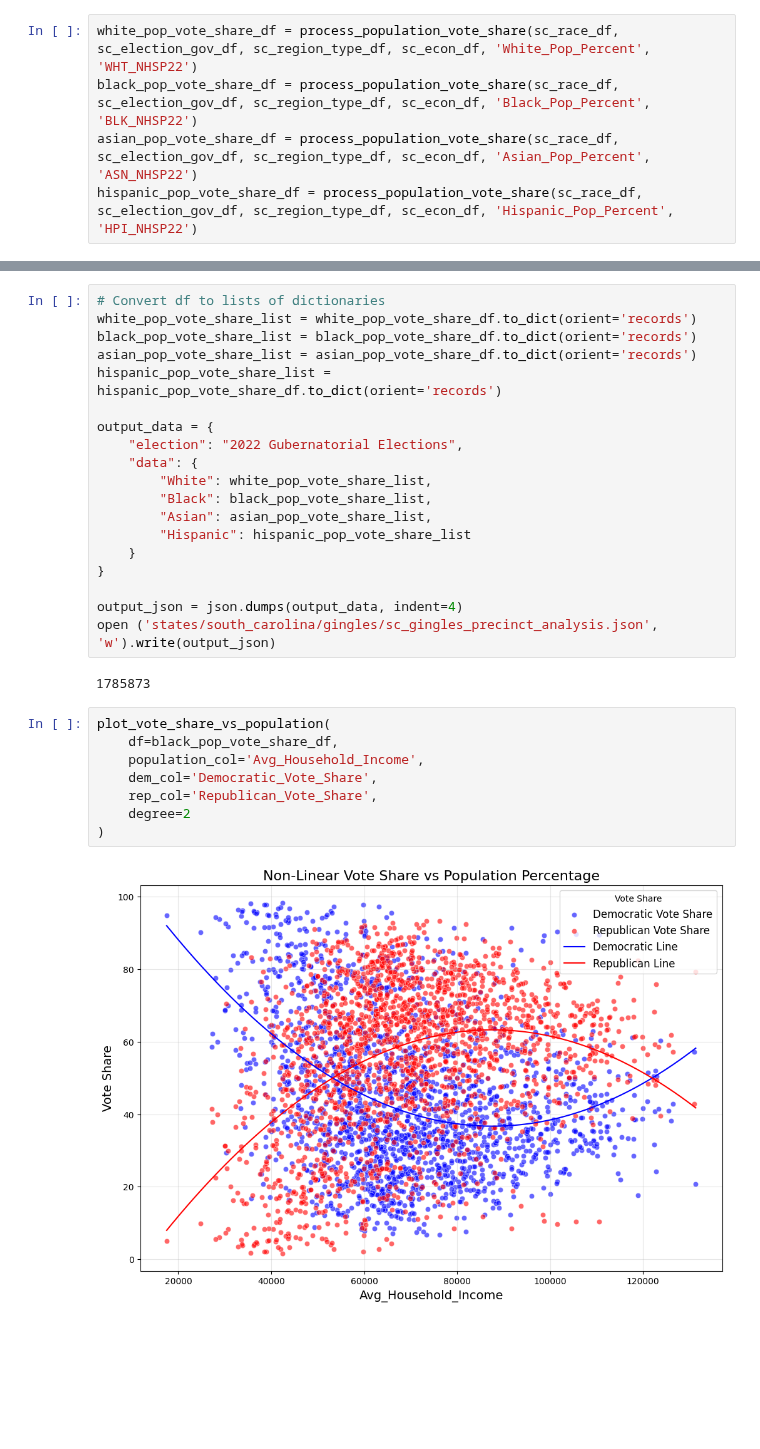
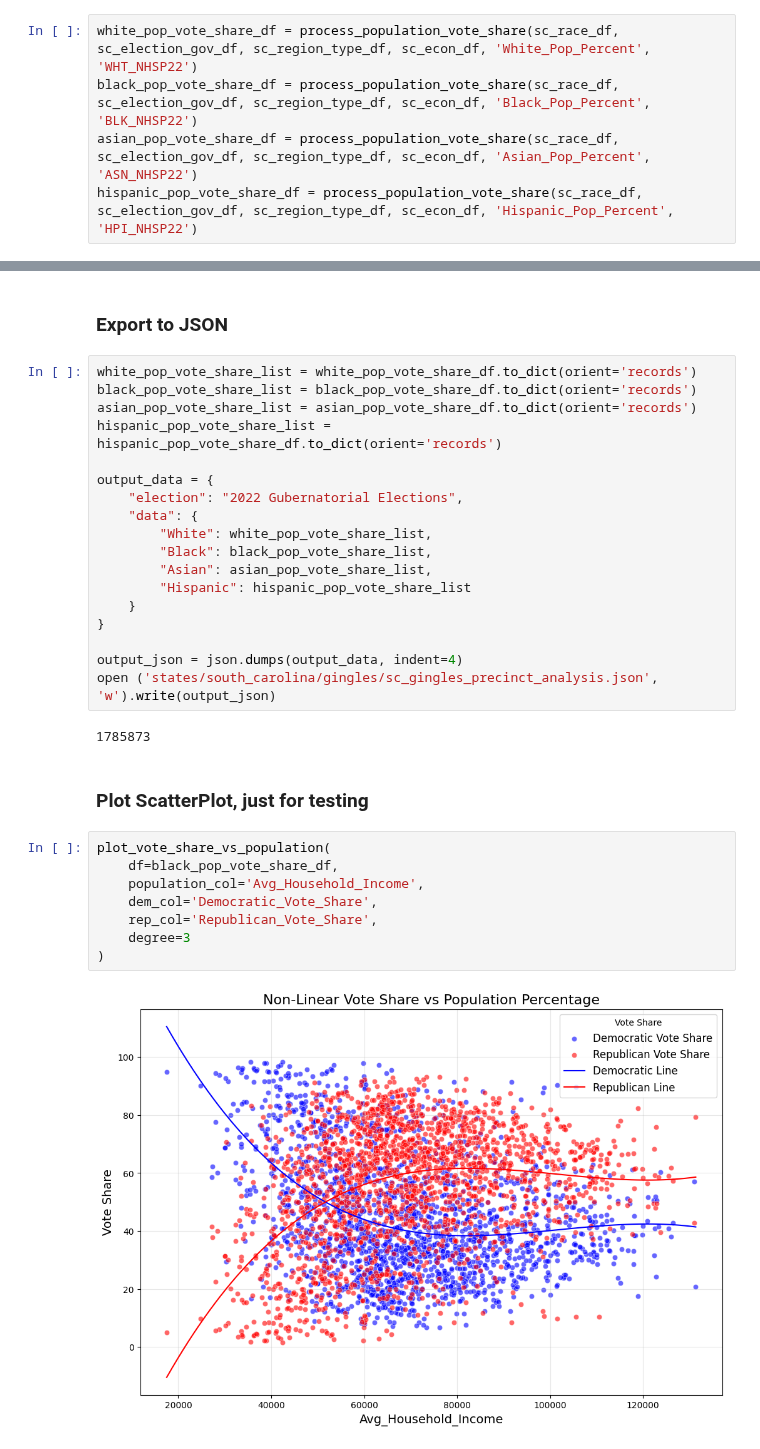
Before and after one commit to SBU-CSE-416/votifier, a Jupyter notebook: server/data/preprocess_gingles.ipynb, the cells around one changed output, grey strips where cells are left out. Drawn from its saved outputs; the diff is of its cells as text; blank space fills up the shorter version.

```diff
--- a/server/data/preprocess_gingles.ipynb
+++ b/server/data/preprocess_gingles.ipynb
@@ -169,5 +102,6 @@ print(white_pop_vote_share_df.head())
+# %% [markdown]
+### Export to JSON
 # %%
-# Convert df to lists of dictionaries
 white_pop_vote_share_list = white_pop_vote_share_df.to_dict(orient='records')
 black_pop_vote_share_list = black_pop_vote_share_df.to_dict(orient='records')
 asian_pop_vote_share_list = asian_pop_vote_share_df.to_dict(orient='records')
@@ -187,13 +121,15 @@ output_json = json.dumps(output_data, indent=4)
 open ('states/south_carolina/gingles/sc_gingles_precinct_analysis.json', 'w').write(output_json)
 # %% [output]
 1785873
+# %% [markdown]
+### Plot ScatterPlot, just for testing
 # %%
 plot_vote_share_vs_population(
     df=black_pop_vote_share_df,
     population_col='Avg_Household_Income',
     dem_col='Democratic_Vote_Share',
     rep_col='Republican_Vote_Share',
-    degree=2
+    degree=3
 )
 # %% [output]
-[figure, old version]
+[figure, new version]
```
Also changed, not shown: parts of 9 cells of this notebook, 23 other files.
